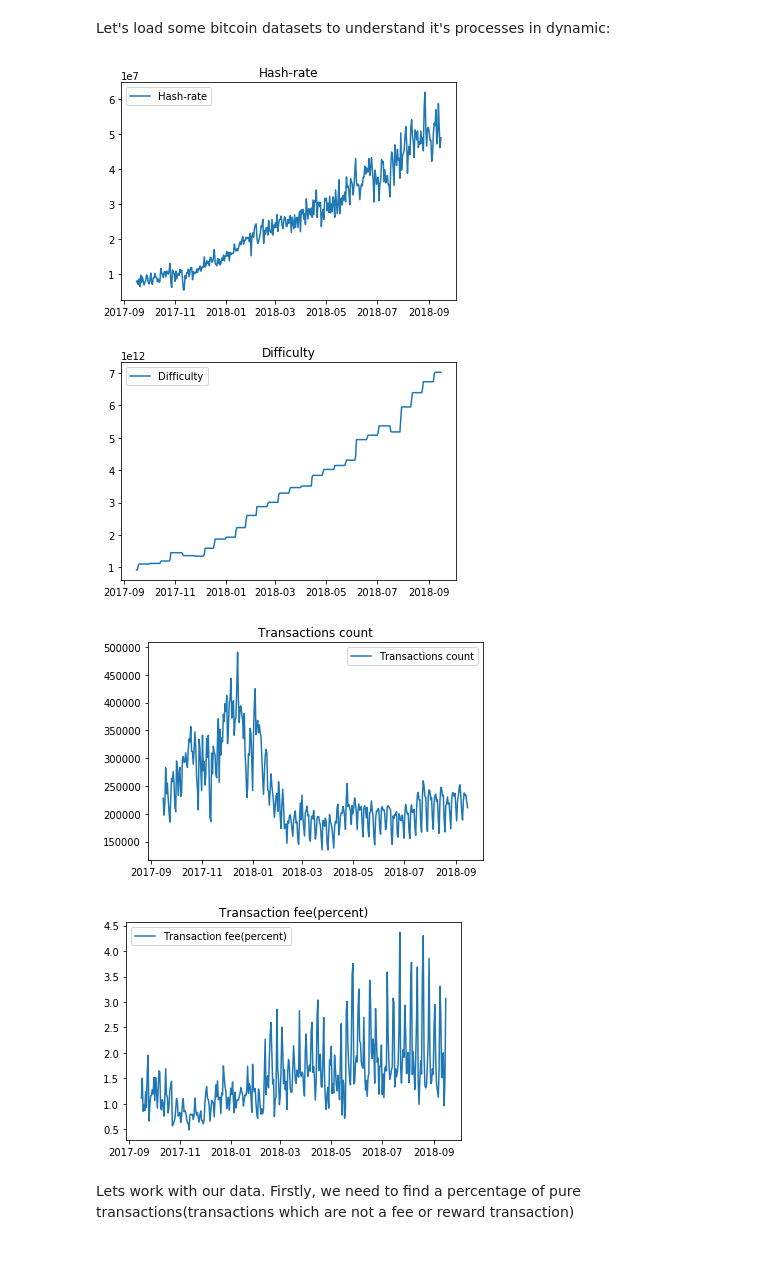
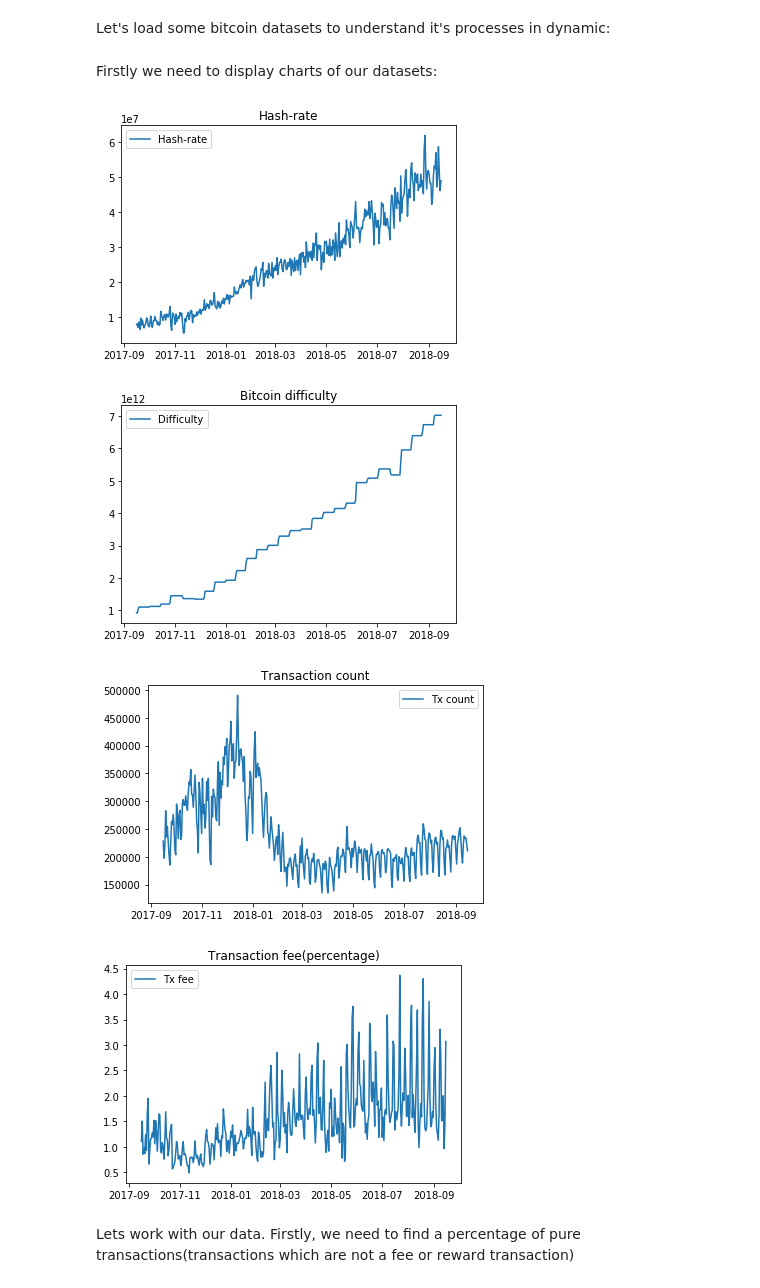
Before and after one commit to denismaster/bitcoin-aging, a Jupyter notebook: bitcoin-aging.ipynb, the cells around one changed output. Saved outputs shown, nothing was run; the diff lists cells and outputs as text; code cells hidden in the pictures; blank space fills up the shorter version.

```diff
--- a/bitcoin-aging.ipynb
+++ b/bitcoin-aging.ipynb
@@ -24,39 +24,28 @@ hash_rate_series = hash_rate_data['Data']
 difficulty_data = load_file('difficulty.csv', 'Date');
 difficulty_series = difficulty_data['Data']
 
-transactions_count_data = load_file('n-transactions.csv', 'Date');
-transactions_count_series = transactions_count_data['Data']
+tx_count_data = load_file('n-transactions.csv', 'Date');
+tx_count_series = tx_count_data['Data']
 
-fee_percent_data = load_file('cost-per-transaction-percent.csv', 'Date');
-fee_percent_series = fee_percent_data['Data']
-
-def plot_chart(data, label, title):
-    plt.plot(data, label=label)
-    plt.legend(loc='best')
-    plt.title(title)
-    plt.show()
-
-plot_chart(hash_rate_series, "Hash-rate", "Hash-rate")
-
-
-plt.plot(difficulty_series, label="Difficulty")
-plt.legend(loc='best')
-plt.title('Difficulty')
-plt.show()
-
-plt.plot(transactions_count_series, label="Transactions count")
-plt.legend(loc='best')
-plt.title('Transactions count')
-plt.show()
-
-plt.plot(fee_percent_series, label="Transaction fee(percent)")
-plt.legend(loc='best')
-plt.title('Transaction fee(percent)')
-plt.show()
+tx_fee_data = load_file('cost-per-transaction-percent.csv', 'Date');
+tx_fee_series = tx_fee_data['Data']
-# %% [output]
-[figure, removed]
-[figure, removed]
-[figure, removed]
-[figure, removed]
+# %% [markdown]
+Firstly we need to display charts of our datasets:
+# %%
+def plot_chart(data, label, title):
+    plt.plot(data, label=label)
+    plt.legend(loc='best')
+    plt.title(title)
+    plt.show()
+
+plot_chart(hash_rate_series, "Hash-rate", "Hash-rate")
+plot_chart(difficulty_series, "Difficulty", "Bitcoin difficulty")
+plot_chart(tx_count_series, "Tx count", "Transaction count")
+plot_chart(tx_fee_series, "Tx fee", "Transaction fee(percentage)")
+# %% [output]
+[figure, added]
+[figure, added]
+[figure, added]
+[figure, added]
 # %% [markdown]
 Lets work with our data. Firstly, we need to find a percentage of pure transactions(transactions which are not a fee or reward transaction)
```
